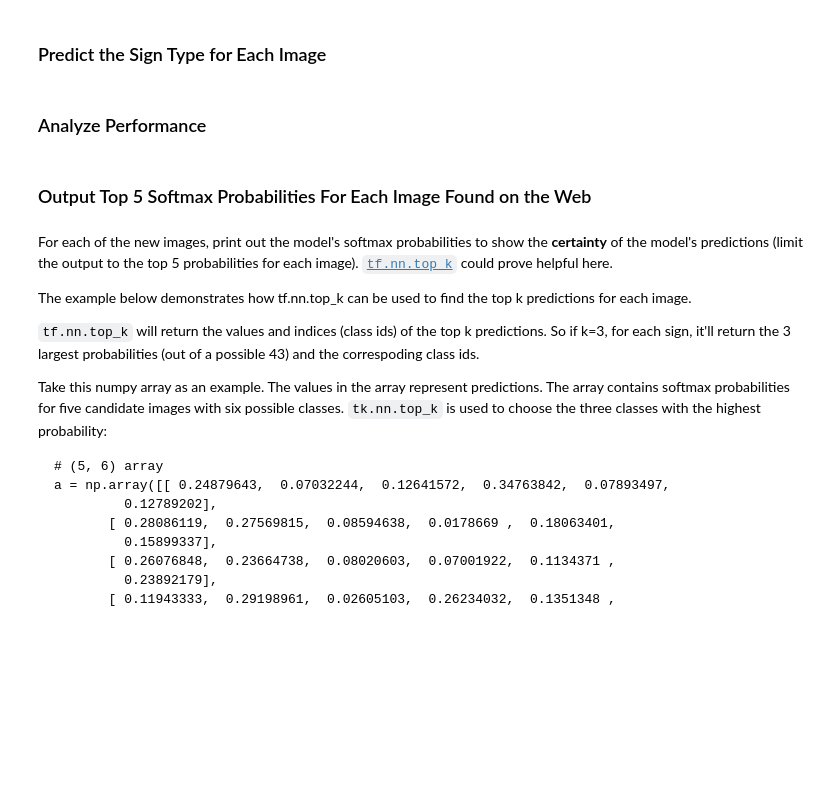
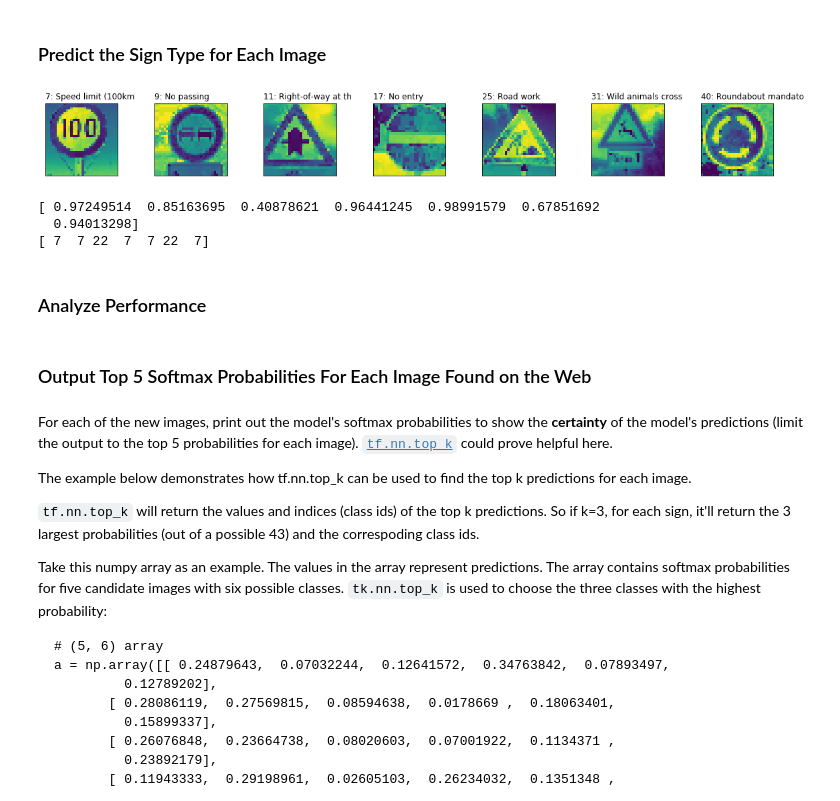
Before and after one commit to liamondrop/traffic-sign-classifier, a Jupyter notebook: Traffic_Sign_Classifier.ipynb, the cells around one changed output. Drawn from its saved outputs; the diff is of its cells as text; code cells hidden in the pictures; blank space fills up the shorter version.

```diff
--- a/Traffic_Sign_Classifier.ipynb
+++ b/Traffic_Sign_Classifier.ipynb
@@ -270,8 +293,11 @@ with tf.Session() as sess:
 # %% [markdown]
 ## Evaluate the Model
 # %%
+print(X_test_process.shape)
+print(y_test.shape)
 with tf.Session() as sess:
-    saver.restore(sess, tf.train.latest_checkpoint('.'))
+    sess.run(tf.global_variables_initializer())
+    saver.restore(sess, './dataset/model.ckpt')
 
     test_accuracy = evaluate(X_test_process, y_test)
     print("Test Accuracy = {:.3f}".format(test_accuracy))
@@ -298,17 +330,29 @@ plt.show()
 # %% [markdown]
 ### Predict the Sign Type for Each Image
-# %%
-sign_data_process = preprocess(sign_data)
-tf_x = tf.placeholder(tf.float32, shape = (None, params.image_size[0], params.image_size[1], 1))
-predictions = tf.nn.softmax(model_pass(tf_x, params, is_training))
-top_k_predictions = tf.nn.top_k(predictions, k)
-
-with tf.Session() as sess:
-    sess.run(tf.global_variables_initializer())
-    saver.restore(sess, tf.train.latest_checkpoint('.'))
-
-    test_accuracy = evaluate(sign_data, sign_classes)
-    print("Test Accuracy = {:.3f}".format(test_accuracy))
+# %%
+sign_data_process = preprocess(sign_data)
+plt.figure(figsize=(20,2))
+for i, label in enumerate(sign_classes):
+    plt.subplot(1, n_signs, i+1, xticks=[], yticks=[])
+    plt.imshow(sign_data_process[i].reshape((32,32)))
+    plt.title("{}: {}".format(label, class_labels[str(label)][:18]), loc="left")
+plt.show()
+
+sign_x = tf.placeholder(tf.float32, (None, 32, 32, 1))
+predictions = tf.nn.softmax(Model(sign_x))
+prediction_operation = tf.nn.top_k(predictions, 5)
+
+with tf.Session() as sess:
+    sess.run(tf.global_variables_initializer())
+    saver.restore(sess, './dataset/model.ckpt')
+    probs, indices = sess.run(prediction_operation, feed_dict={sign_x: sign_data_process, keep_prob: 1.})
+    print(probs[:,0])
+    print(indices[:,0])
+# %% [output]
+[figure, added]
+[ 0.97249514  0.85163695  0.40878621  0.96441245  0.98991579  0.67851692
+  0.94013298]
+[ 7  7 22  7  7 22  7]
 # %% [markdown]
 ### Analyze Performance
 # %%
```
Also changed, not shown: parts of 12 cells of this notebook.
